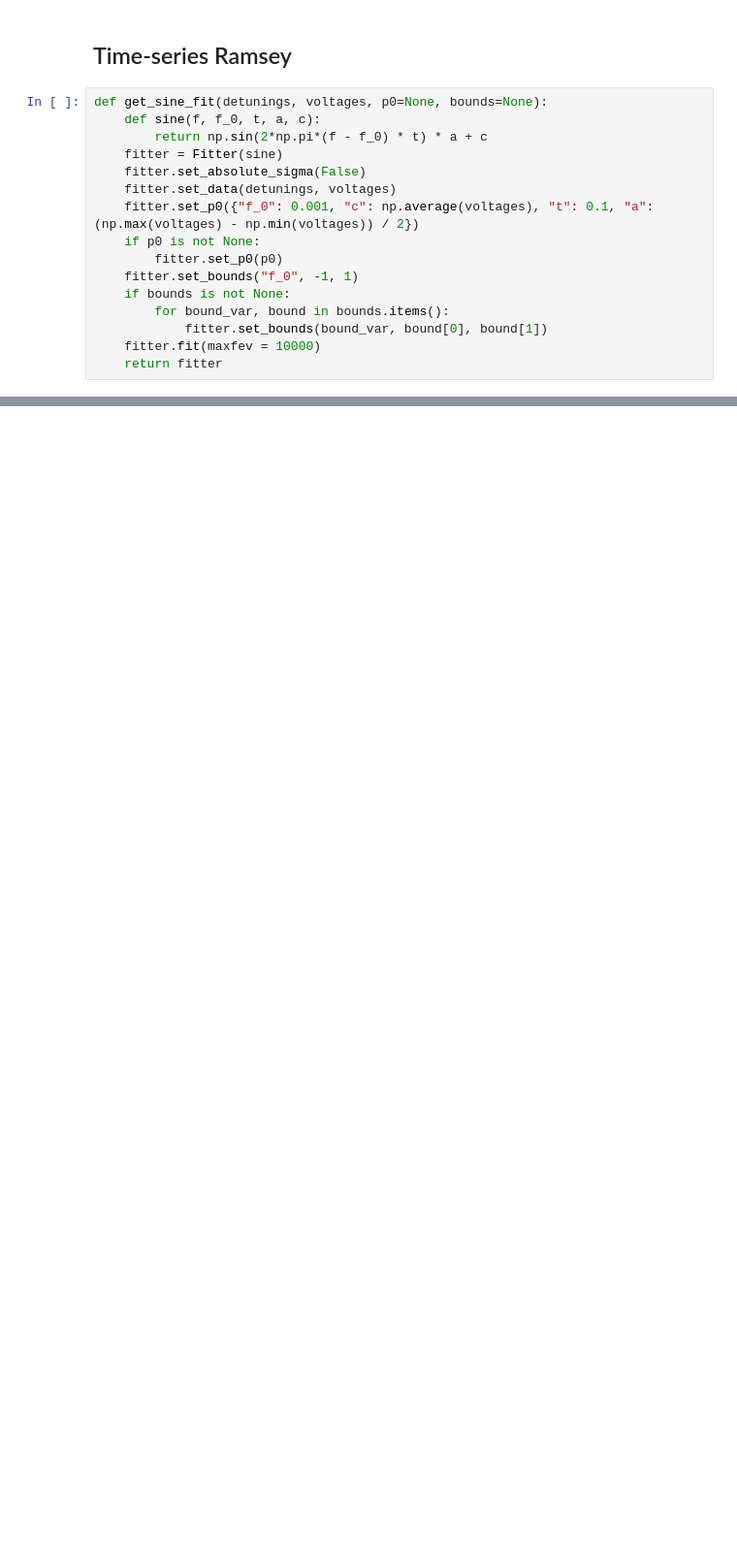
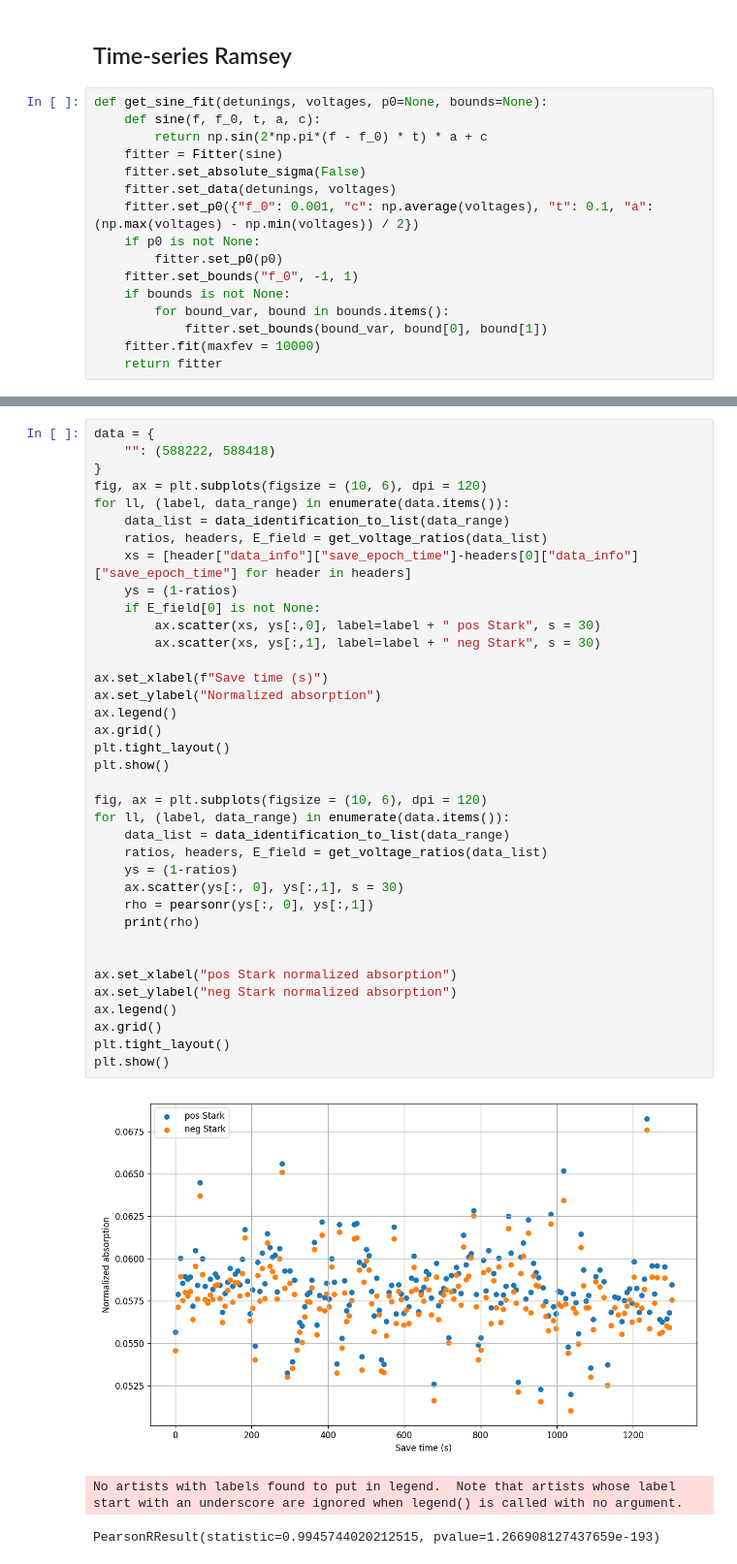
Before and after one commit to vuthalab/onix, a Jupyter notebook: analysis/lf_spectroscopy.ipynb, the cells around one changed output, grey strips where cells are left out. Shown at 97% size. Drawn from its saved outputs; the diff is of its cells as text; blank space fills up the shorter version.

```diff
--- a/analysis/lf_spectroscopy.ipynb
+++ b/analysis/lf_spectroscopy.ipynb
@@ -986,0 +1079,41 @@ plt.show()
+# %%
+data = {
+    "": (588222, 588418)
+}
+fig, ax = plt.subplots(figsize = (10, 6), dpi = 120)
+for ll, (label, data_range) in enumerate(data.items()):
+    data_list = data_identification_to_list(data_range)
+    ratios, headers, E_field = get_voltage_ratios(data_list)
+    xs = [header["data_info"]["save_epoch_time"]-headers[0]["data_info"]["save_epoch_time"] for header in headers]
+    ys = (1-ratios)
+    if E_field[0] is not None:
+        ax.scatter(xs, ys[:,0], label=label + " pos Stark", s = 30)
+        ax.scatter(xs, ys[:,1], label=label + " neg Stark", s = 30)
+
+ax.set_xlabel(f"Save time (s)")
+ax.set_ylabel("Normalized absorption")
+ax.legend()
+ax.grid()
+plt.tight_layout()
+plt.show()
+
+fig, ax = plt.subplots(figsize = (10, 6), dpi = 120)
+for ll, (label, data_range) in enumerate(data.items()):
+    data_list = data_identification_to_list(data_range)
+    ratios, headers, E_field = get_voltage_ratios(data_list)
+    ys = (1-ratios)
+    ax.scatter(ys[:, 0], ys[:,1], s = 30)
+    rho = pearsonr(ys[:, 0], ys[:,1])
+    print(rho)
+
+
+ax.set_xlabel("pos Stark normalized absorption")
+ax.set_ylabel("neg Stark normalized absorption")
+ax.legend()
+ax.grid()
+plt.tight_layout()
+plt.show()
+# %% [output]
+[figure, added]
+No artists with labels found to put in legend.  Note that artists whose label start with an underscore are ignored when legend() is called with no argument.
+PearsonRResult(statistic=0.9945744020212515, pvalue=1.266908127437659e-193)
```
Also changed, not shown: parts of 12 cells of this notebook, 9 other files.
